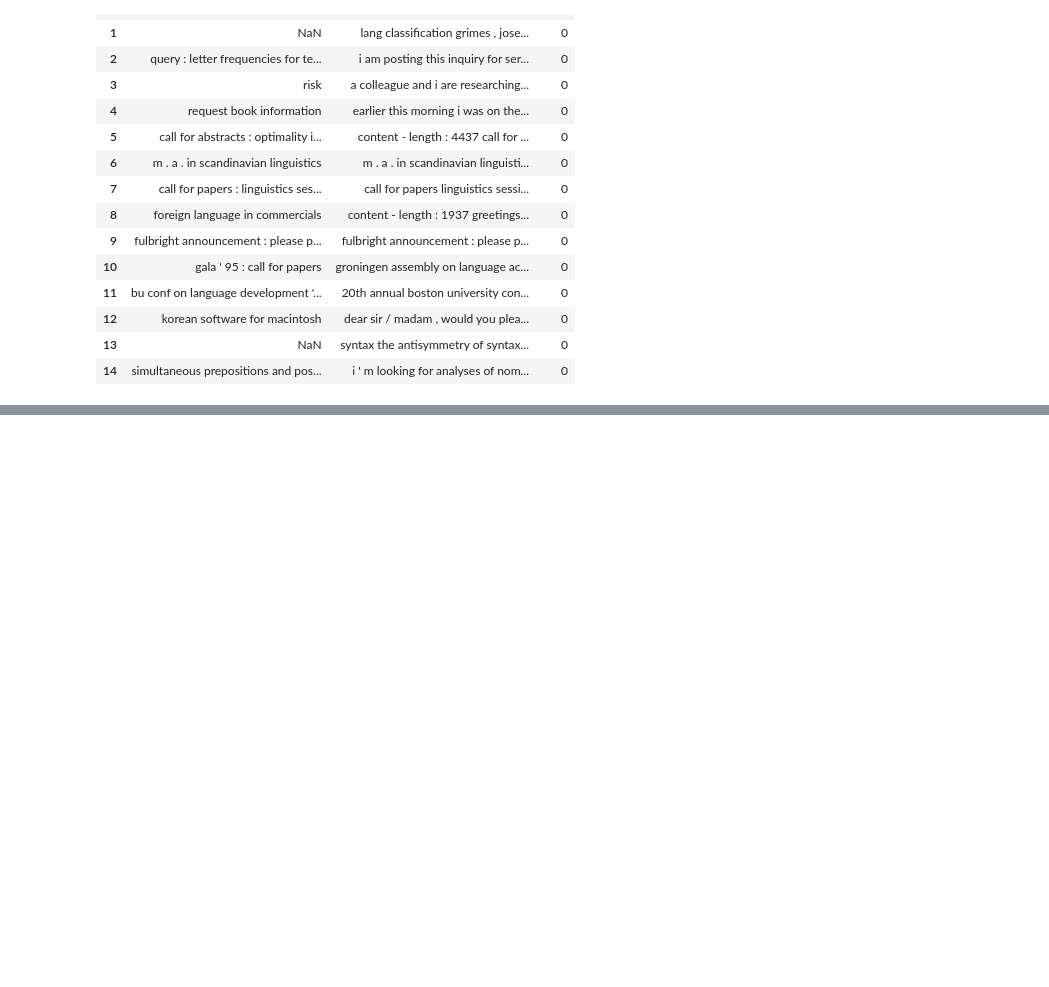
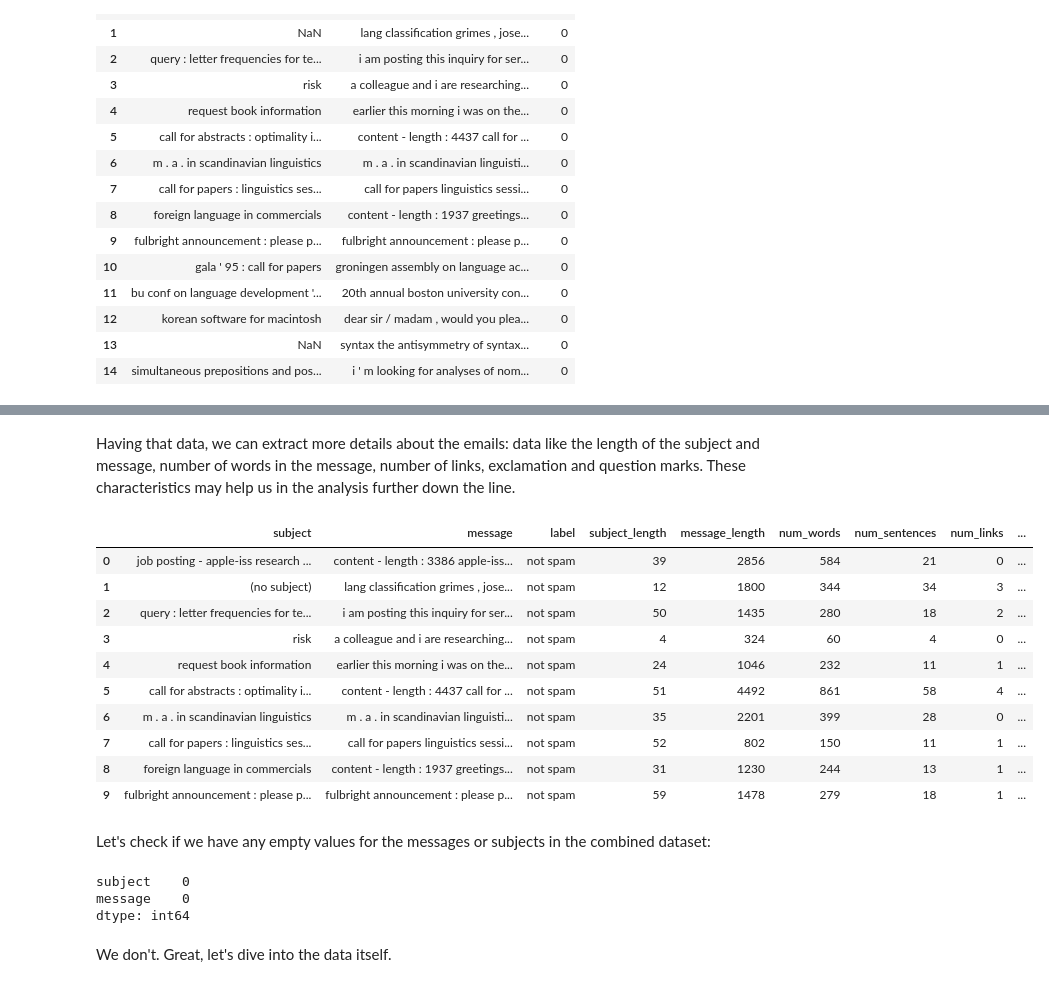
Before and after one commit to KaloyanRakov/Spam-Email-Classifier, a Jupyter notebook: Notebooks/Spam Email Classifier.ipynb, the cells around one changed output, grey strips where cells are left out. Cells and saved outputs as stored; diff of their text form; code cells hidden in the pictures; blank space fills up the shorter version.

Commit message:
New Datasets Loaded, Processed and Combined

```diff
--- a/Notebooks/Spam Email Classifier.ipynb
+++ b/Notebooks/Spam Email Classifier.ipynb
@@ -17,9 +28,7 @@ https://www.kaggle.com/datasets/mandygu/lingspam-dataset
 # %%
 import pandas as pd
-
-df = pd.read_csv("../Datasets/Ling-Spam Dataset/messages.csv")
-
-df.head(15)
+df1 = pd.read_csv("../Datasets/Ling-Spam Dataset/messages.csv")
+df1.head(15)
 # %% [output]
 |  | subject | message | label |
 | 0 | job posting - apple-iss research ... | content - length : 3386 apple-iss... | 0 |
@@ -39,0 +78,4 @@ df.head(15)
+# %%
+df1['subject'] = df1['subject'].fillna("(no subject)")
+df1['label'] = df1['label'].map({0: "not spam", 1: "spam"})
+df1.head(15)
@@ -39,0 +144,3 @@ df.head(15)
+# %%
+combined_df = pd.concat([df1, df2], ignore_index=True)
+combined_df.head(10)
@@ -39,0 +159,59 @@ df.head(15)
+# %% [markdown]
+Having that data, we can extract more details about the emails: data like the length of the subject and message, number of words in the message, number of links, exclamation and question marks. These characteristics may help us in the analysis further down the line.
+# %%
+import re
+
+def extract_features(row):
+    message = row['message']
+    subject = row['subject']
+
+    normalized_msg = re.sub(r'\b(http|https)\s*:\s*/\s*/', r'\1://', message)
+    normalized_msg = normalized_msg.replace(' . ', '.').replace(' .', '.').replace('. ', '.')
+    num_words = len(message.split())
+    num_sentences = message.count('.') + message.count('!') + message.count('?')
+
+    num_links = len(re.findall(
+        r'\b(?:https?://|www\.)\S+|\b\S+\.(com|net|org|info|biz|edu|gov)(/\S*)?', normalized_msg, re.IGNORECASE))
+
+    num_exclam = message.count('!')
+    num_quest = message.count('?')
+    has_html = bool(re.search(r'<[^>]+>', message))
+
+    return pd.Series({
+        "subject_length": len(subject),
+        "message_length": len(message),
+        "num_words": num_words,
+        "num_sentences": num_sentences,
+        "num_links": num_links,
+        "num_exclam": num_exclam,
+        "num_quest": num_quest,
+        "has_html": "yes" if has_html else "no",
+    })
+
+features = combined_df.apply(extract_features, axis=1)
+combined_df = pd.concat([combined_df, features], axis=1)
+combined_df.to_csv("../Datasets/combined_email_dataset.csv", index=False)
+combined_df.head(10)
+# %% [output]
+|  | subject | message | label | subject_length | message_length | num_words | num_sentences | num_links | ... |
+| 0 | job posting - apple-iss research ... | content - length : 3386 apple-iss... | not spam | 39 | 2856 | 584 | 21 | 0 | ... |
+| 1 | (no subject) | lang classification grimes , jose... | not spam | 12 | 1800 | 344 | 34 | 3 | ... |
+| 2 | query : letter frequencies for te... | i am posting this inquiry for ser... | not spam | 50 | 1435 | 280 | 18 | 2 | ... |
+| 3 | risk | a colleague and i are researching... | not spam | 4 | 324 | 60 | 4 | 0 | ... |
+| 4 | request book information | earlier this morning i was on the... | not spam | 24 | 1046 | 232 | 11 | 1 | ... |
+| 5 | call for abstracts : optimality i... | content - length : 4437 call for ... | not spam | 51 | 4492 | 861 | 58 | 4 | ... |
+| 6 | m . a . in scandinavian linguistics | m . a . in scandinavian linguisti... | not spam | 35 | 2201 | 399 | 28 | 0 | ... |
+| 7 | call for papers : linguistics ses... | call for papers linguistics sessi... | not spam | 52 | 802 | 150 | 11 | 1 | ... |
+| 8 | foreign language in commercials | content - length : 1937 greetings... | not spam | 31 | 1230 | 244 | 13 | 1 | ... |
+| 9 | fulbright announcement : please p... | fulbright announcement : please p... | not spam | 59 | 1478 | 279 | 18 | 1 | ... |
+# %% [markdown]
+Let's check if we have any empty values for the messages or subjects in the combined dataset:
+# %%
+nan_summary = combined_df[['subject', 'message']].isna().sum()
+print(nan_summary)
+# %% [output]
+subject    0
+message    0
+dtype: int64
+# %% [markdown]
+We don't. Great, let's dive into the data itself.
```
Also changed, not shown: parts of 12 cells of this notebook, 3 other files.
